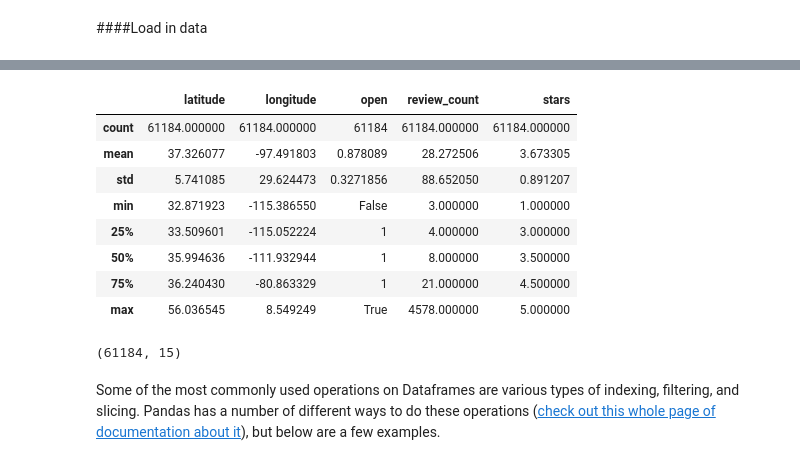
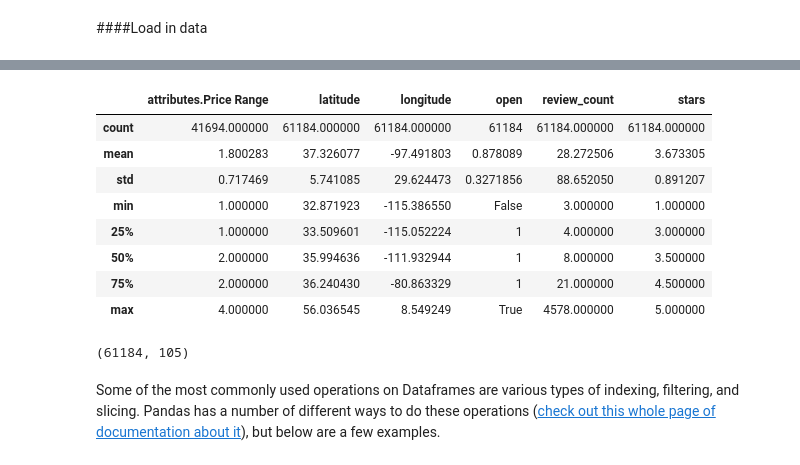
Before and after one commit to karenxiao/pandas-express, a Jupyter notebook: pandas_express.ipynb, the cells around one changed output, grey strips where cells are left out. Drawn from its saved outputs; the diff is of its cells as text; code cells hidden in the pictures.

Commit message:
fixing attributes nesting

```diff
--- a/pandas_express.ipynb
+++ b/pandas_express.ipynb
@@ -41,15 +44,18 @@ The Yelp dataset is in JSON format, [which you can read about here](https://en.w
 import json
 
 '''
-load_json(filepath)
+load_data(filepath)
 Given a filepath to a JSON file, loads in the file and formats the JSON
 '''
-def load_json(filepath):
+def load_data(filepath):
     data = []
+
+    # Open file and read in line by line
     with open(filepath) as file:
         for line in file:
             # Strip out trailing whitespace at the end of the line
             data.append(json.loads(line.rstrip()))
+
     return data
 # %%
-data = load_json('data/business.json')
+data = load_data('data/business.json')
@@ -84 +66,3 @@ business_df = pd.DataFrame.from_dict(data)
+# %%
+business_df = pd.io.json.json_normalize(data)
 # %% [markdown]
@@ -100,19 +109,19 @@ business_df.head(5)
 # %%
 '''
-describe()
-Generate various summary statistics, excluding NaN values
+describe(percentile_width=None, percentiles=None, include=None, exclude=None)
+Generate various summary statistics, excluding NaN values.
 '''
 business_df.describe()
 # %% [output]
-|  | latitude | longitude | open | review_count | stars |
-| count | 61184.000000 | 61184.000000 | 61184 | 61184.000000 | 61184.000000 |
-| mean | 37.326077 | -97.491803 | 0.878089 | 28.272506 | 3.673305 |
-| std | 5.741085 | 29.624473 | 0.3271856 | 88.652050 | 0.891207 |
-| min | 32.871923 | -115.386550 | False | 3.000000 | 1.000000 |
-| 25% | 33.509601 | -115.052224 | 1 | 4.000000 | 3.000000 |
-| 50% | 35.994636 | -111.932944 | 1 | 8.000000 | 3.500000 |
-| 75% | 36.240430 | -80.863329 | 1 | 21.000000 | 4.500000 |
-| max | 56.036545 | 8.549249 | True | 4578.000000 | 5.000000 |
+|  | attributes.Price Range | latitude | longitude | open | review_count | stars |
+| count | 41694.000000 | 61184.000000 | 61184.000000 | 61184 | 61184.000000 | 61184.000000 |
+| mean | 1.800283 | 37.326077 | -97.491803 | 0.878089 | 28.272506 | 3.673305 |
+| std | 0.717469 | 5.741085 | 29.624473 | 0.3271856 | 88.652050 | 0.891207 |
+| min | 1.000000 | 32.871923 | -115.386550 | False | 3.000000 | 1.000000 |
+| 25% | 1.000000 | 33.509601 | -115.052224 | 1 | 4.000000 | 3.000000 |
+| 50% | 2.000000 | 35.994636 | -111.932944 | 1 | 8.000000 | 3.500000 |
+| 75% | 2.000000 | 36.240430 | -80.863329 | 1 | 21.000000 | 4.500000 |
+| max | 4.000000 | 56.036545 | 8.549249 | True | 4578.000000 | 5.000000 |
 # %%
 '''
 shape
@@ -120,7 +129,7 @@ Attribute of a DataFrame as (rows, columns)
 '''
 business_df.shape
 # %% [output]
-(61184, 15)
+(61184, 105)
 # %% [markdown]
 Some of the most commonly used operations on Dataframes are various types of indexing, filtering, and slicing. Pandas has a number of different ways to do these operations ([check out this whole page of documentation about it](http://pandas.pydata.org/pandas-docs/stable/indexing.html)), but below are a few examples.
 # %%
```
Also changed, not shown: parts of 28 cells of this notebook.
